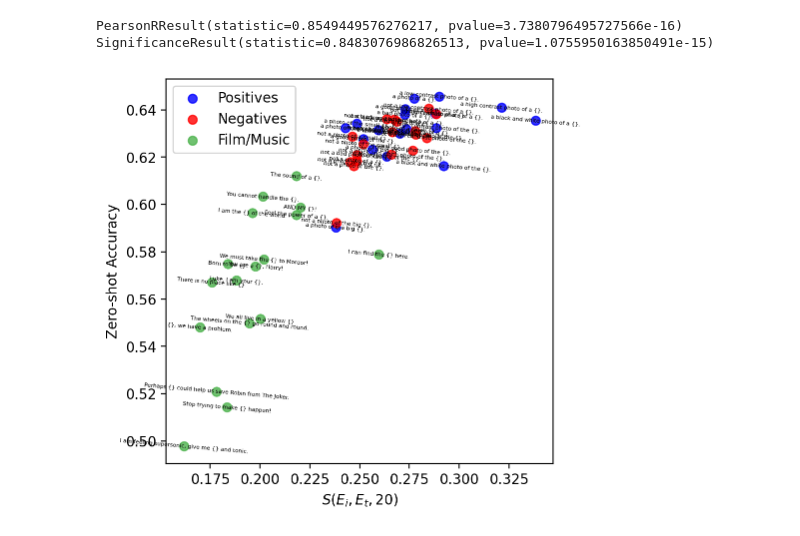
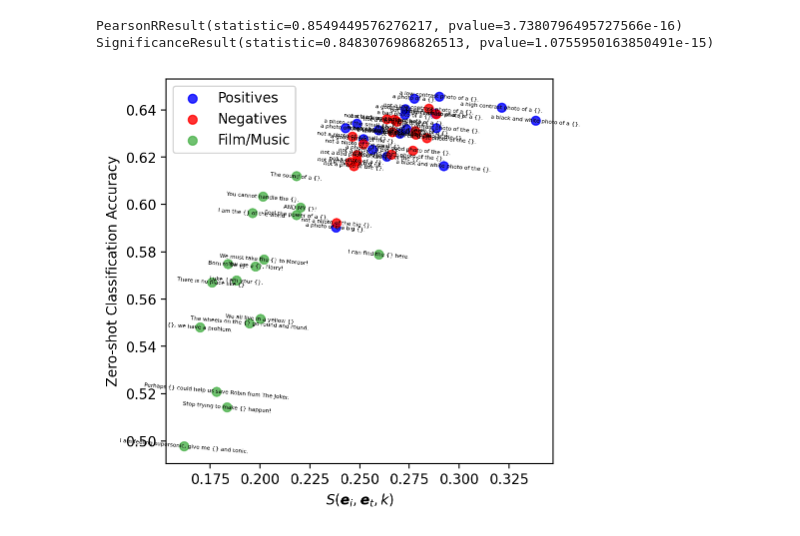
Before and after one commit to tiagoft/graph_structure, a Jupyter notebook: experiments/neurips2024/notebooks/zeroshot_clip.ipynb, the cells around one changed output. Saved outputs shown, nothing was run; the diff lists cells and outputs as text; code cells hidden in the pictures.

```diff
--- a/experiments/neurips2024/notebooks/zeroshot_clip.ipynb
+++ b/experiments/neurips2024/notebooks/zeroshot_clip.ipynb
@@ -290,24 +348,24 @@ SignificanceResult(statistic=0.8483076986826513, pvalue=1.0755950163850491e-15)
 # %%
 plt.figure(figsize=(5,5))
 jdist=np.array(jdist)
 acc=np.array(acc)
 plt.scatter(jdist[:len(templates)], acc[:len(templates)], s=40, alpha=0.8, c=colormap[0], label=colorlabels[0])
 plt.scatter(jdist[len(templates):len(templates)+len(templates_neg)], acc[len(templates):len(templates)+len(templates_neg)], s=40, alpha=0.8, c=colormap[1], label=colorlabels[1])
 plt.scatter(jdist[len(templates)+len(templates_neg):], acc[len(templates)+len(templates_neg):], s=40, alpha=0.8, c=colormap[2], label=colorlabels[2])
 
 for i in range(len(templates_)):
     plt.text(jdist[i], acc[i], templates_[i], fontsize=4, ha='center', va='center', rotation=-5)
     #plt.text(jdist[i], acc[i]-0.01, ks[i], fontsize=8, ha='center', va='top')
 # for i in range(n_new):
 #     plt.arrow(x=jdist[i], y=acc[i], dx=jdist[n_new+i]-jdist[i], dy=acc[n_new+i]-acc[i],
 #               length_includes_head=True, width=0.0002, head_width=0.002, head_length=0.003,
 #               alpha=0.5)
 
-plt.xlabel(f'$S(E_i,E_t,{k})$')
-plt.ylabel('Zero-shot Accuracy')
+plt.xlabel('$S(\\boldsymbol{e}_i,\\boldsymbol{e}_t,{k})$')
+plt.ylabel('Zero-shot Classification Accuracy')
 plt.legend()
 plt.savefig('zeroshot_sg_dirty.pdf', bbox_inches='tight')
 
 plt.show()
 # %% [output]
-[figure, old version]
+[figure, new version]
```
Also changed, not shown: parts of 4 cells of this notebook.
